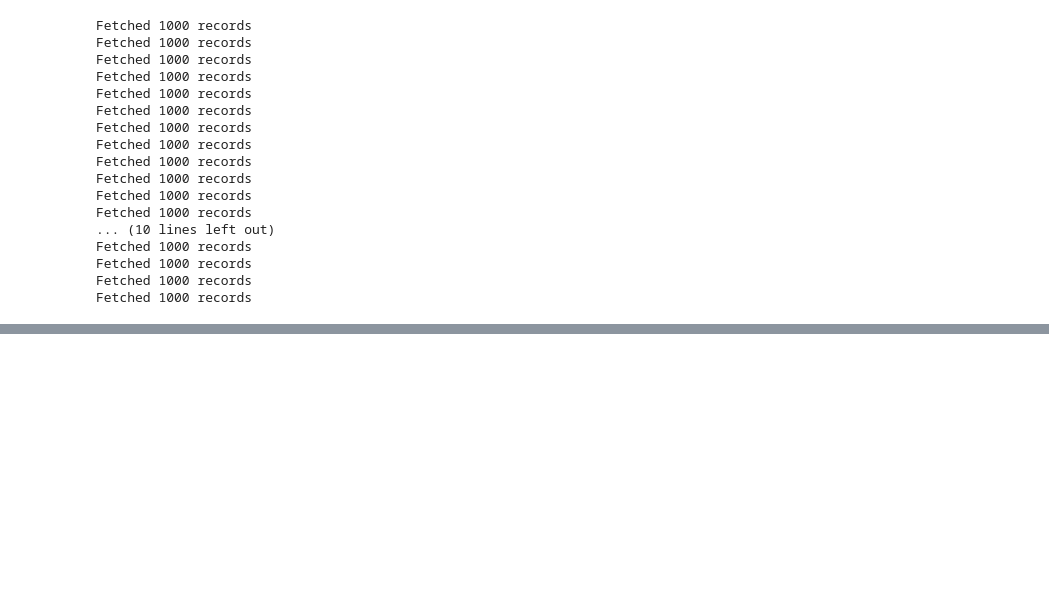
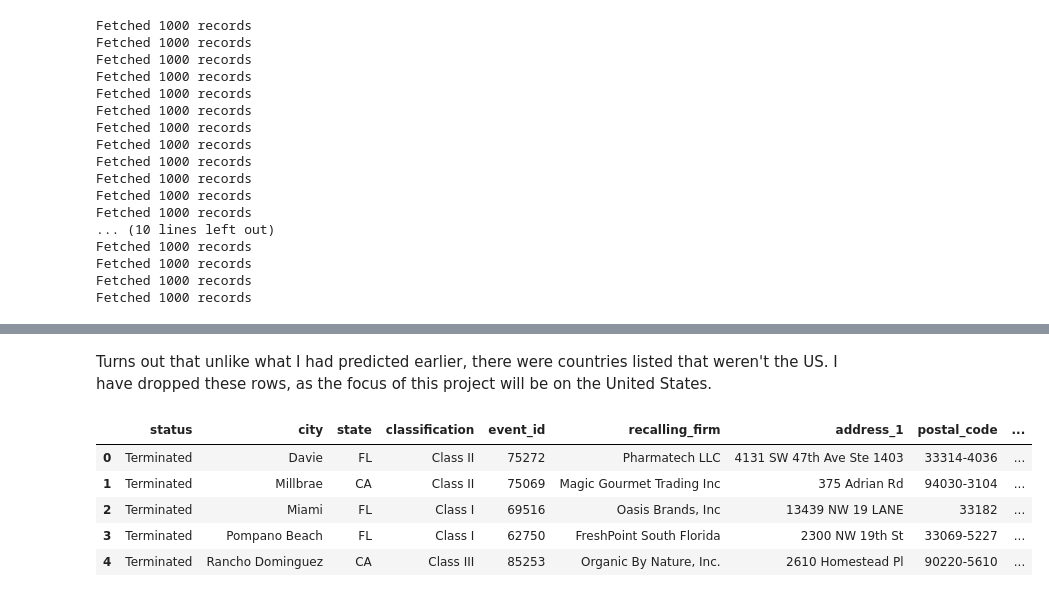
Before and after one commit to NoxRainTempest/Outbreaks_and_Recalls, a Jupyter notebook: notebooks/outbreak_recall.ipynb, the cells around one changed output, grey strips where cells are left out. Cells and saved outputs as stored; diff of their text form; code cells hidden in the pictures; blank space fills up the shorter version.

Commit message:
cleaned FDA recall data and put it into SQLite

```diff
--- a/notebooks/outbreak_recall.ipynb
+++ b/notebooks/outbreak_recall.ipynb
@@ -294,7 +294,7 @@ def fetch_food_recall_data(api_key):
 # %% [markdown]
 While this function was made primarily with this specific API in mind, I can also edit it for use with other APIs for any future projects I make. The purpose of this function is to automate the gathering of the API results so that I can easily convert those results into a csv for cleaning.
 # %%
-recall_df = fetch_food_recall_data('#Insert your key here!')
+recall_df = fetch_food_recall_data('Your key here!')
 # %% [output]
 Fetched 1000 records
 Fetched 1000 records
@@ -333,0 +360,18 @@ recall_df
+# %%
+recall_df = recall_df[recall_df['country'] == 'United States']
+# %% [markdown]
+Turns out that unlike what I had predicted earlier, there were countries listed that weren't the US. I have dropped these rows, as the focus of this project will be on the United States.
+# %%
+recall_df.drop(columns=['country', 'product_type', 'address_2', 'more_code_info'], inplace= True)
+#Am I doing a lot right now? Yes. Am I going to keep doing it anyways? Also yes.
+#The last couple of weeks have been chaotic and busy in the worst ways so now I'm trying to get everything finished last minute.
+#I'm not riding the stress express I am the stress express, all hail the glory of way too much caffiene.
+# %%
+recall_df.head()
+# %% [output]
+|  | status | city | state | classification | event_id | recalling_firm | address_1 | postal_code | ... |
+| 0 | Terminated | Davie | FL | Class II | 75272 | Pharmatech LLC | 4131 SW 47th Ave Ste 1403 | 33314-4036 | ... |
+| 1 | Terminated | Millbrae | CA | Class II | 75069 | Magic Gourmet Trading Inc | 375 Adrian Rd | 94030-3104 | ... |
+| 2 | Terminated | Miami | FL | Class I | 69516 | Oasis Brands, Inc | 13439 NW 19 LANE | 33182 | ... |
+| 3 | Terminated | Pompano Beach | FL | Class I | 62750 | FreshPoint South Florida | 2300 NW 19th St | 33069-5227 | ... |
+| 4 | Terminated | Rancho Dominguez | CA | Class III | 85253 | Organic By Nature, Inc. | 2610 Homestead Pl | 90220-5610 | ... |
```
Also changed, not shown: parts of 18 cells of this notebook, 2 other files.
